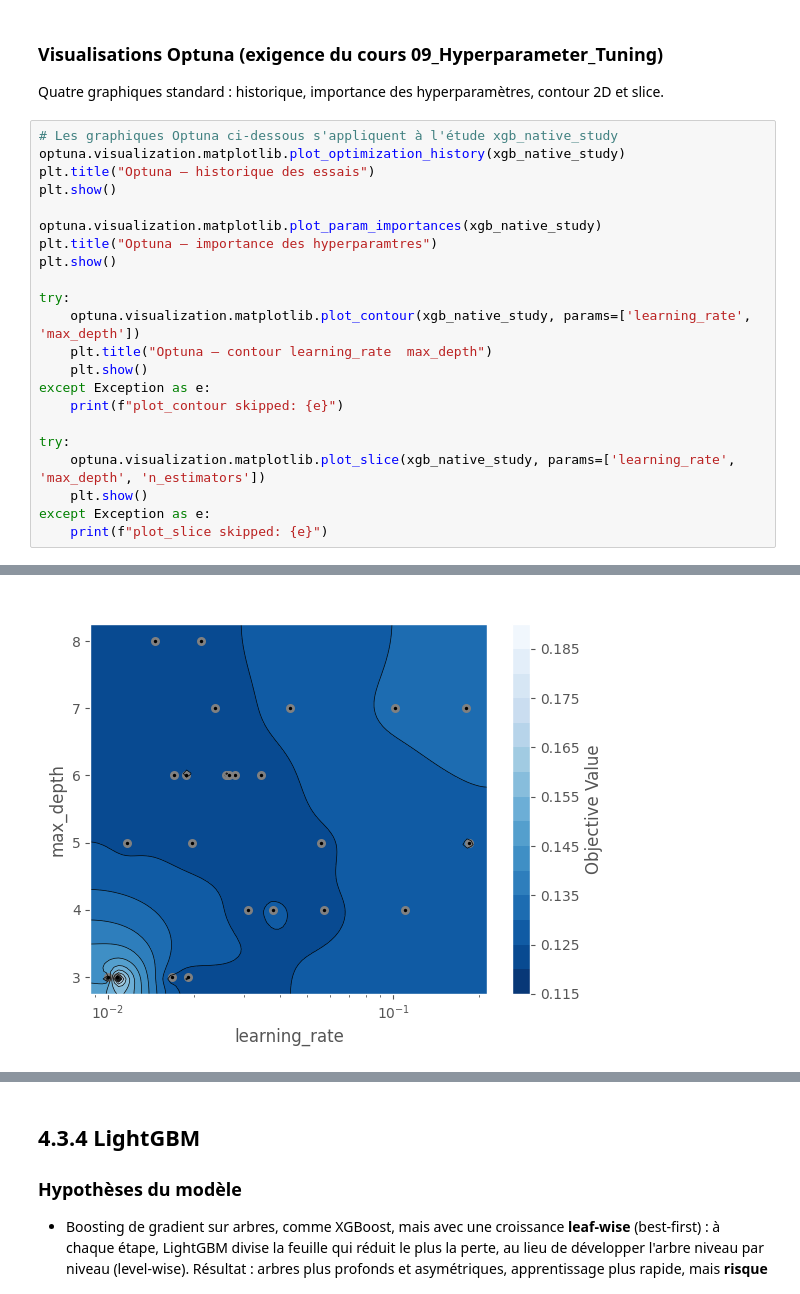
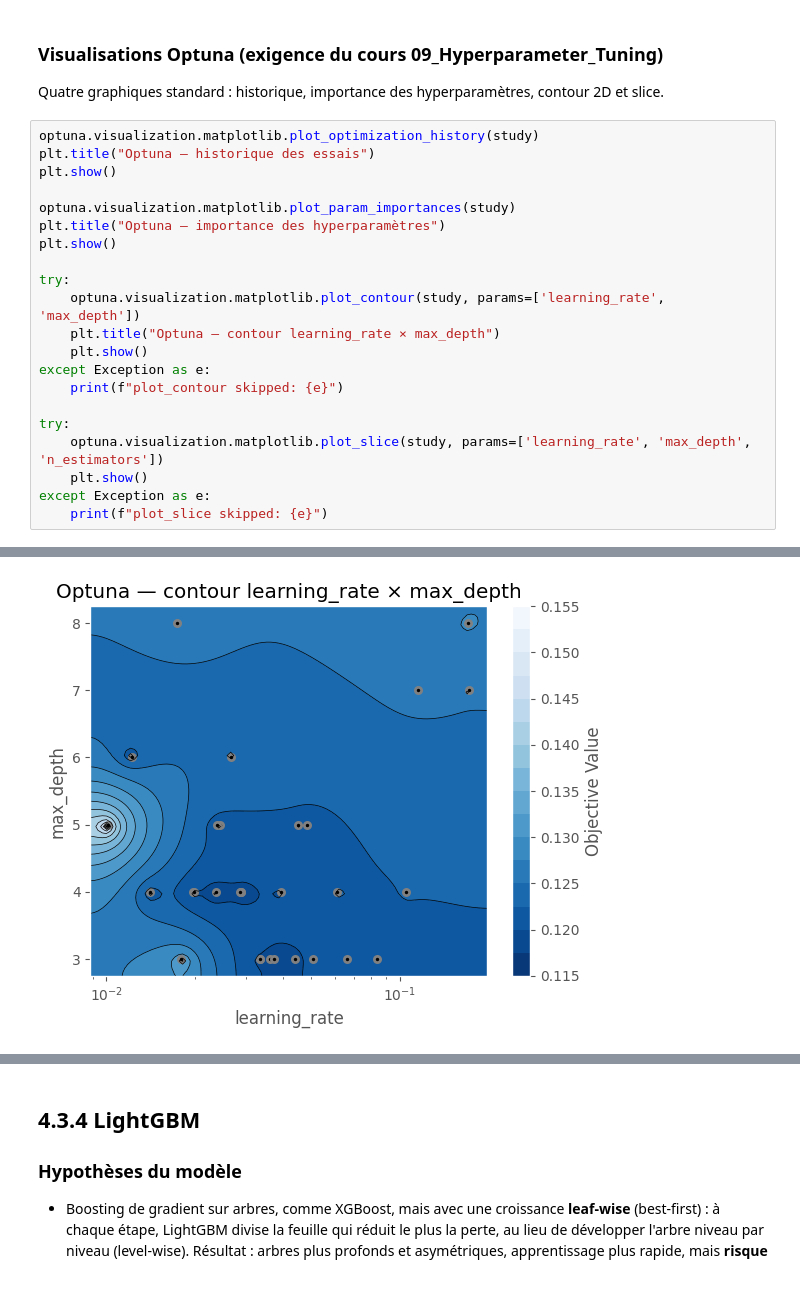
Before and after one commit to NoeBerdoz/predicting-house-prices-ml, a Jupyter notebook: 3c_native_boosting.ipynb, the cells around one changed output, grey strips where cells are left out. Drawn from its saved outputs; the diff is of its cells as text.

```diff
--- a/3c_native_boosting.ipynb
+++ b/3c_native_boosting.ipynb
@@ -137,24 +167,23 @@ print(best_mlp_params, 'time', t2)
 
 Quatre graphiques standard : historique, importance des hyperparamètres, contour 2D et slice.
 # %%
-# Les graphiques Optuna ci-dessous s'appliquent à l'étude xgb_native_study
-optuna.visualization.matplotlib.plot_optimization_history(xgb_native_study)
+optuna.visualization.matplotlib.plot_optimization_history(study)
 plt.title("Optuna — historique des essais")
 plt.show()
 
-optuna.visualization.matplotlib.plot_param_importances(xgb_native_study)
-plt.title("Optuna — importance des hyperparamtres")
+optuna.visualization.matplotlib.plot_param_importances(study)
+plt.title("Optuna — importance des hyperparamètres")
 plt.show()
 
 try:
-    optuna.visualization.matplotlib.plot_contour(xgb_native_study, params=['learning_rate', 'max_depth'])
-    plt.title("Optuna — contour learning_rate  max_depth")
+    optuna.visualization.matplotlib.plot_contour(study, params=['learning_rate', 'max_depth'])
+    plt.title("Optuna — contour learning_rate × max_depth")
     plt.show()
 except Exception as e:
     print(f"plot_contour skipped: {e}")
 
 try:
-    optuna.visualization.matplotlib.plot_slice(xgb_native_study, params=['learning_rate', 'max_depth', 'n_estimators'])
+    optuna.visualization.matplotlib.plot_slice(study, params=['learning_rate', 'max_depth', 'n_estimators'])
     plt.show()
 except Exception as e:
     print(f"plot_slice skipped: {e}")
@@ -164 +193 @@ except Exception as e:
-[figure, old version]
+[figure, new version]
```
Also changed, not shown: parts of 13 cells of this notebook, 7 other files.
